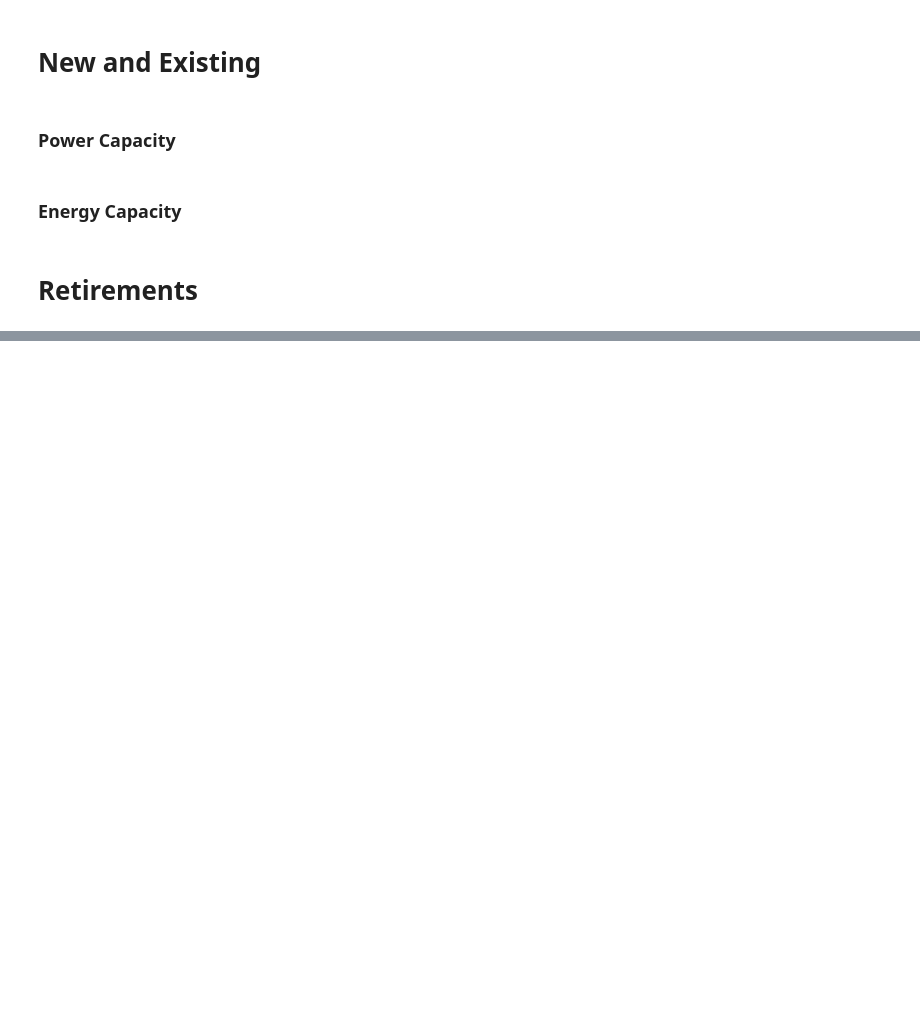
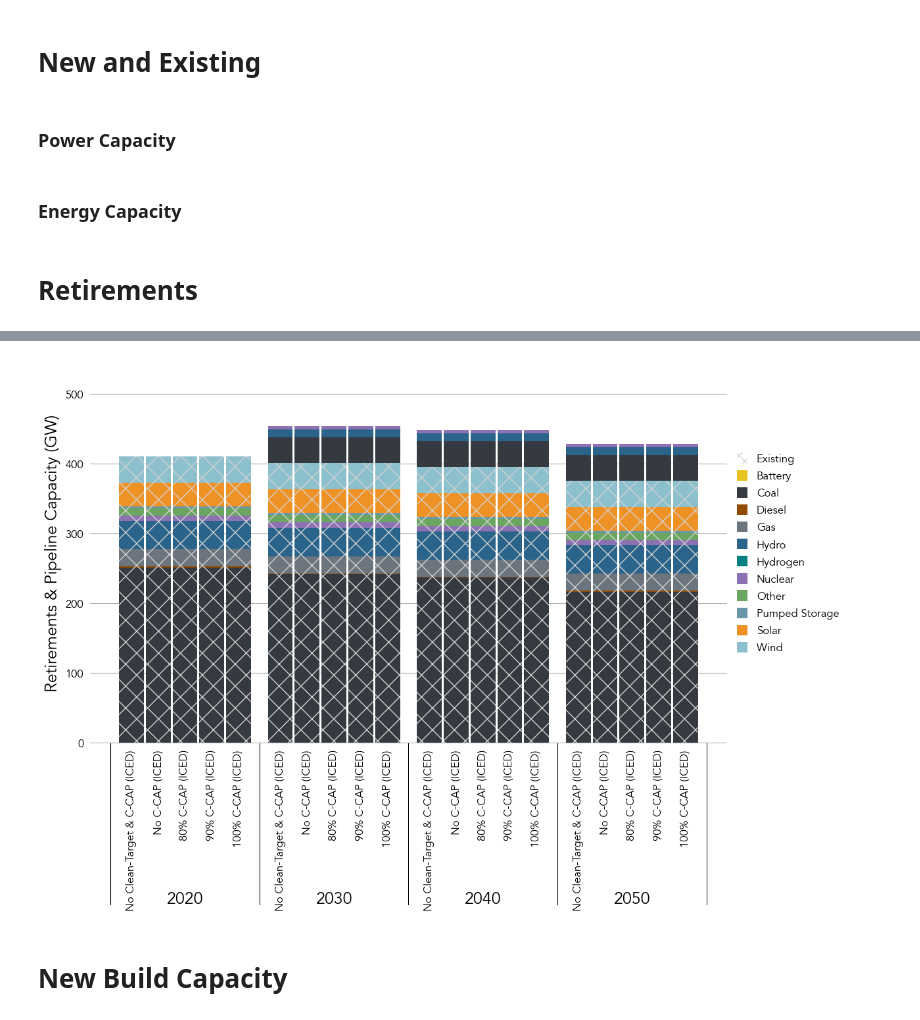
Before and after one commit to cetlab-ucsb/gridpath_india_viz, a Jupyter notebook: software/system_level-capacity_generation.ipynb, the cells around one changed output, grey strips where cells are left out. Drawn from its saved outputs; the diff is of its cells as text; code cells hidden in the pictures; blank space fills up the shorter version.

```diff
--- a/software/system_level-capacity_generation.ipynb
+++ b/software/system_level-capacity_generation.ipynb
@@ -153,4 +263,32 @@ def _load_dispatch(scen_labels_):
 # %%
+def _group_by_zone(df_, scen_labels_, columns_ = ['period',
+                                                  'technology',
+                                                  'scenario',
+                                                  'load_zone',
+                                                  'status']):
+
+    dfs_ = []
+    # Open connection: open database and grab meta-data
+    for scen, zone in zip(scen_labels_['scenario'], scen_labels_['zone']):
+
+        df_p_ = df_.loc[df_['scenario'] == scen].copy()
+
+        idx_ = df_p_['load_zone'] == zone
+
+        if idx_.sum() == 0.:
+            df_p_['load_zone'] = 'all'
+        else:
+            df_p_ = df_p_.loc[idx_].reset_index(drop = True)
+
+        dfs_.append(df_p_.groupby(columns_).sum().reset_index(drop = False))
+
+    df_                 = pd.concat(dfs_, axis = 0).reset_index(drop = True)
+    df_['period']       = df_['period'].astype(int)
+    df_['capacity_mw']  = df_['capacity_mw'].astype(float)
+    df_['capacity_mwh'] = df_['capacity_mwh'].astype(float)
+
+    return df_
+
 def _group_capacity_technologies(capacity_, tech_labels_):
 
     for group in tech_labels_['group'].unique():
@@ -840,0 +1189,14 @@ VREhigh_SThigh_CONVhigh_H2_RES_10PRM_CC_50RPS_90CAP_500GW_PIERmid /Users/Guille/
+# %%
+fig = plt.figure(figsize = (12.5, 7.5))
+_ax = plt.subplot(111)
+
+_plot_retirements_and_pipeline_capacity(_ax, grouped_retirements_, scen_labels_, tech_labels_,
+                                        ylabel = 'Retirements & Pipeline Capacity (GW)')
+
+plt.savefig(path_to_images + r'/group_retirements_mw.png', bbox_inches = 'tight',
+                                                           dpi         = 300)
+plt.show()
+# %% [output]
+[figure, added]
+# %% [markdown]
+# New Build Capacity
```
Also changed, not shown: parts of 11 cells of this notebook, 1 other file.
